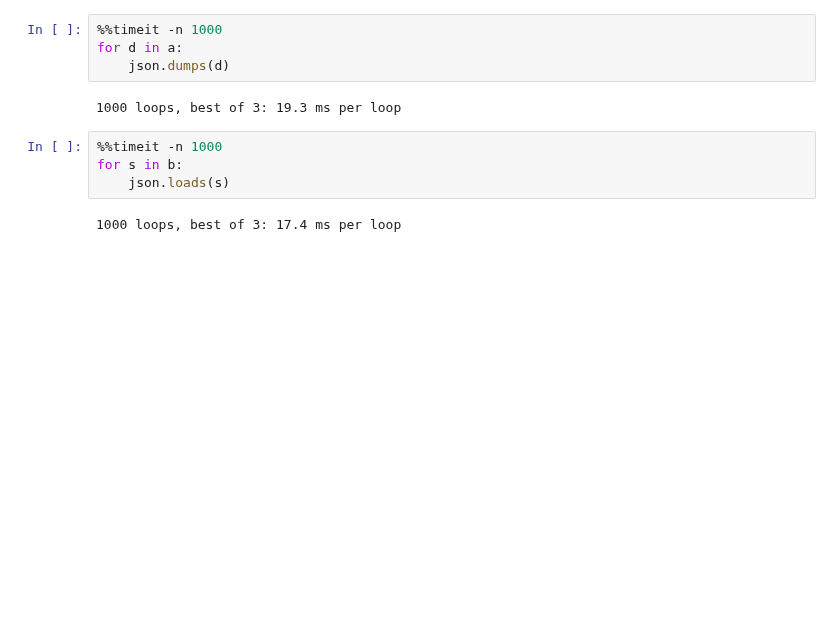
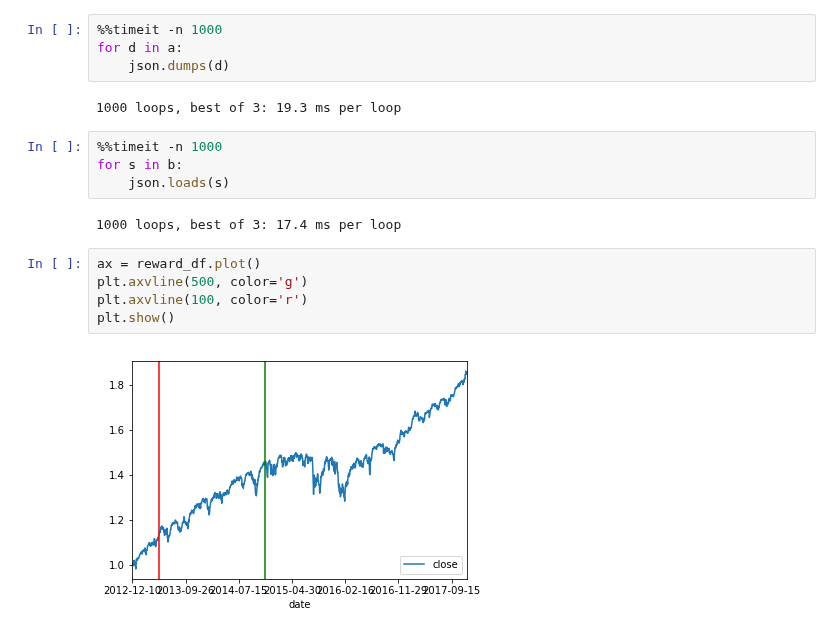
Before and after one commit to jlouie3/Conda_Notebooks, a Jupyter notebook: Projects/ReinforcmentLearning/Q-Learning.ipynb, the cells around one changed output. Drawn from its saved outputs; the diff is of its cells as text; blank space fills up the shorter version.

```diff
--- a/Projects/ReinforcmentLearning/Q-Learning.ipynb
+++ b/Projects/ReinforcmentLearning/Q-Learning.ipynb
@@ -501,3 +294,10 @@ for s in b:
     json.loads(s)
 # %% [output]
 1000 loops, best of 3: 17.4 ms per loop
+# %%
+ax = reward_df.plot()
+plt.axvline(500, color='g')
+plt.axvline(100, color='r')
+plt.show()
+# %% [output]
+[figure, added]
```
Also changed, not shown: parts of 6 cells of this notebook, 11 other files.
